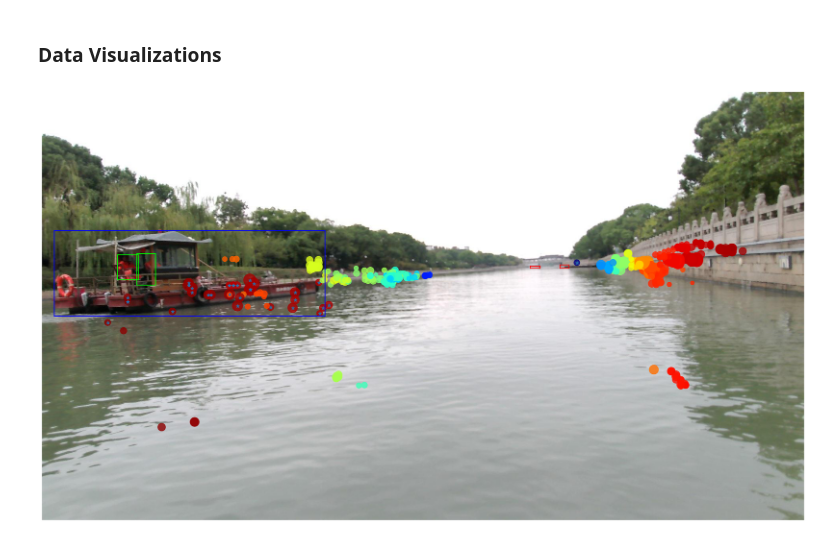
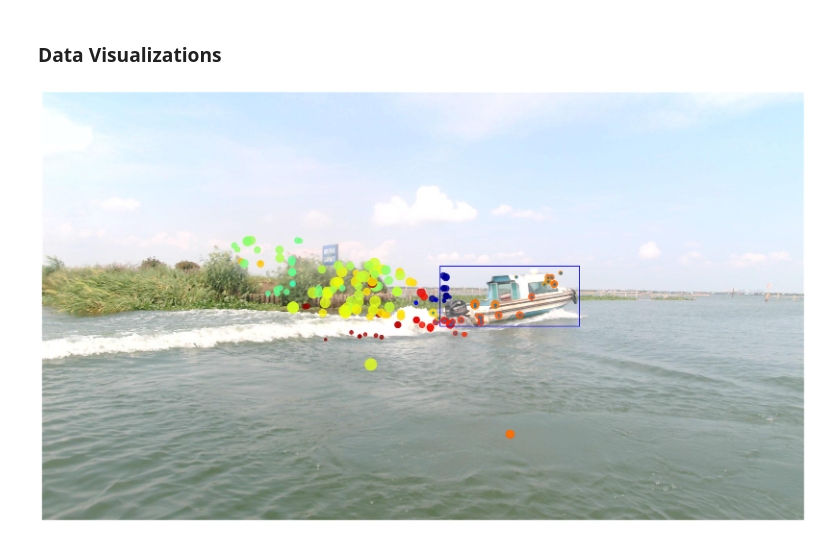
Before and after one commit to WaterScenes/WaterScenes, a Jupyter notebook: Tutorial.ipynb, the cells around one changed output. Cells and saved outputs as stored; diff of their text form; code cells hidden in the pictures.

Commit message:
update cover image

```diff
--- a/Tutorial.ipynb
+++ b/Tutorial.ipynb
@@ -23,10 +23,10 @@ dataset_path = "/data/waterscenes/all"
 # %%
 %matplotlib inline
 from WaterScenes.WaterScenes import WaterScenes
 
 waterscenes = WaterScenes(dataset_path)
 
-frame = '1665126233.74678'
+frame = '1664246698.44130'
 waterscenes.visualization(frame, show_labels=True, show_radar_label=True, show_radar=True, plot_figure=True, save_figure=True)
 # %% [output]
-[figure, old version]
+[figure, new version]
```
